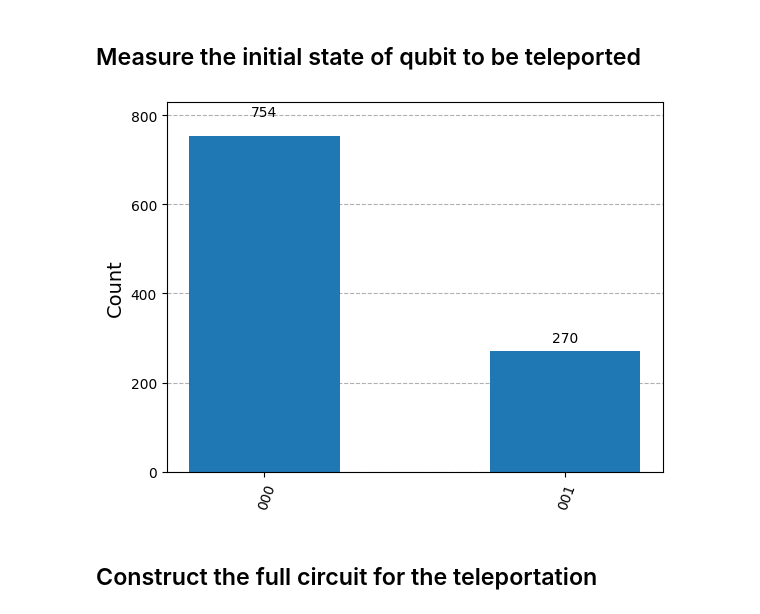
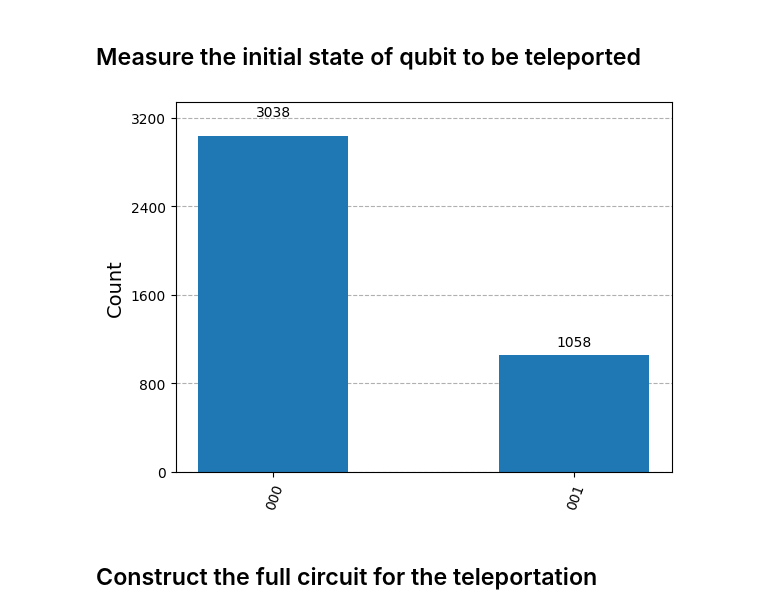
Before and after one commit to NinhVDT/mach_luong_tu_co_ban, a Jupyter notebook: quantum_tele_qiskit_one.ipynb, the cells around one changed output. Saved outputs shown, nothing was run; the diff lists cells and outputs as text; code cells hidden in the pictures.

Commit message:
added shots options, again

```diff
--- a/quantum_tele_qiskit_one.ipynb
+++ b/quantum_tele_qiskit_one.ipynb
@@ -25,15 +25,15 @@ qc_init.draw('mpl')
 # %%
 # Run on the qasm simulator
 simulator = AerSimulator()
-circ = transpile(qc_init, simulator)
-result = simulator.run(circ).result()
-counts = result.get_counts(circ)
+tcirc = transpile(qc_init, simulator)
+result = simulator.run(tcirc, shots=4096).result()
+counts = result.get_counts()
 
 # Print and plot results
-plot_histogram(counts).savefig('quantum_tele_init_ideal.jpg')
+plot_histogram(counts).savefig('results/quantum_tele_init_ideal.jpg')
 plot_histogram(counts)
 # %% [output]
-[figure, old version]
+[figure, new version]
 # %% [markdown]
 ## Construct the full circuit for the teleportation
 # %%
```
Also changed, not shown: parts of 4 cells of this notebook, 5 other files.
